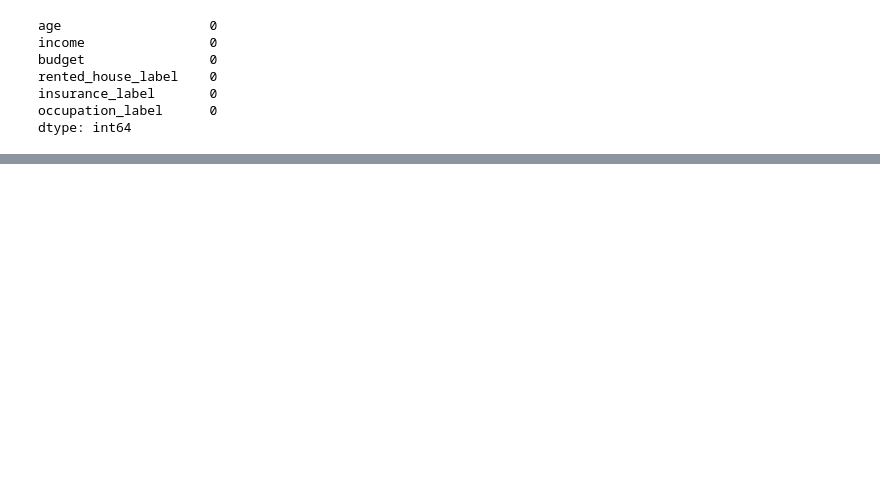
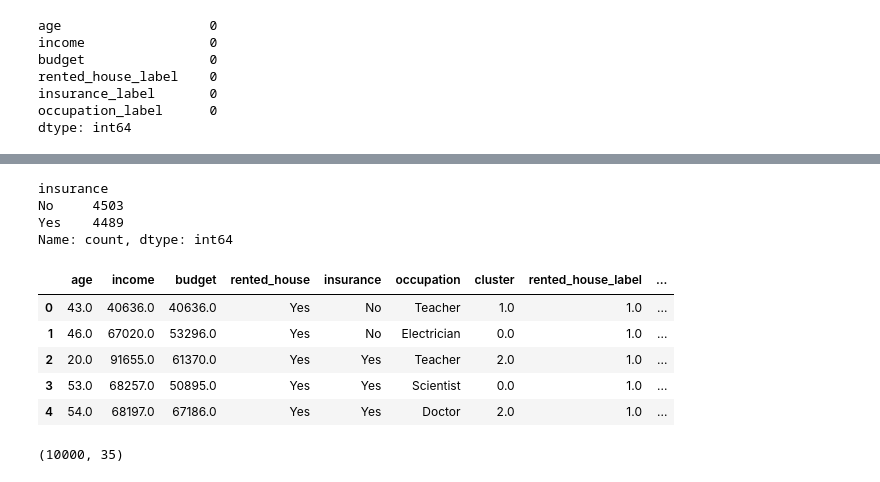
Before and after one commit to karthikeya-1508/ML_prac_files, a Jupyter notebook: clustering/clustering_sales_data.ipynb, the cells around one changed output, grey strips where cells are left out. Drawn from its saved outputs; the diff is of its cells as text; code cells hidden in the pictures; blank space fills up the shorter version.

Commit message:
clustering

```diff
--- a/clustering/clustering_sales_data.ipynb
+++ b/clustering/clustering_sales_data.ipynb
@@ -635,0 +674,7 @@ plt.show()
+# %%
+from sklearn.preprocessing import OneHotEncoder
+encoder = OneHotEncoder(sparse_output=False)
+
+df_rented_house_encoded = encoder.fit_transform(df_for_clustering[['rented_house']])
+df_rented_house_encoded = pd.DataFrame(df_rented_house_encoded, columns=encoder.get_feature_names_out(['rented_house']))
+df_for_clustering = pd.concat([df_for_clustering, df_rented_house_encoded], axis=1)
@@ -635,0 +697,25 @@ plt.show()
+# %%
+df_for_clustering['insurance'].value_counts()
+# %% [output]
+insurance
+No     4503
+Yes    4489
+Name: count, dtype: int64
+# %%
+encoder = OneHotEncoder(sparse_output=False)
+
+
+df_insurance_encoded = encoder.fit_transform(df_for_clustering[['insurance']])
+df_insurance_encoded = pd.DataFrame(df_insurance_encoded, columns=encoder.get_feature_names_out(['insurance']))
+df_for_clustering = pd.concat([df_for_clustering, df_insurance_encoded], axis=1)
+# %%
+df_for_clustering = df_for_clustering.drop('insurance_nan', axis=1)
+# %%
+df_for_clustering.head()
+# %% [output]
+|  | age | income | budget | rented_house | insurance | occupation | cluster | rented_house_label | ... |
+| 0 | 43.0 | 40636.0 | 40636.0 | Yes | No | Teacher | 1.0 | 1.0 | ... |
+| 1 | 46.0 | 67020.0 | 53296.0 | Yes | No | Electrician | 0.0 | 1.0 | ... |
+| 2 | 20.0 | 91655.0 | 61370.0 | Yes | Yes | Teacher | 2.0 | 1.0 | ... |
+| 3 | 53.0 | 68257.0 | 50895.0 | Yes | Yes | Scientist | 0.0 | 1.0 | ... |
+| 4 | 54.0 | 68197.0 | 67186.0 | Yes | Yes | Doctor | 2.0 | 1.0 | ... |
@@ -635,0 +728,4 @@ plt.show()
+# %%
+df_for_clustering.shape
+# %% [output]
+(10000, 35)
```
Also changed, not shown: parts of 55 cells of this notebook.
